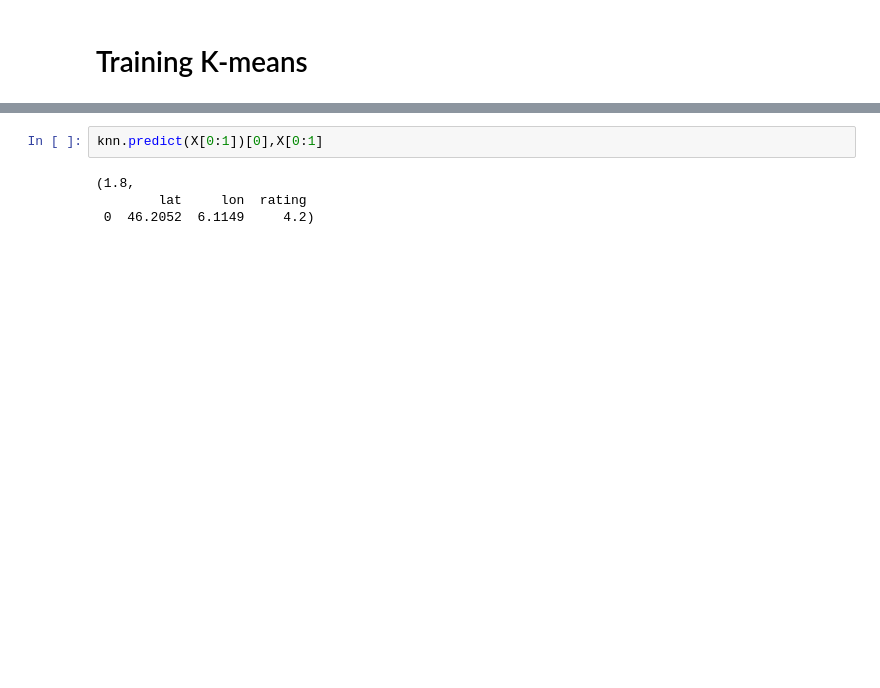
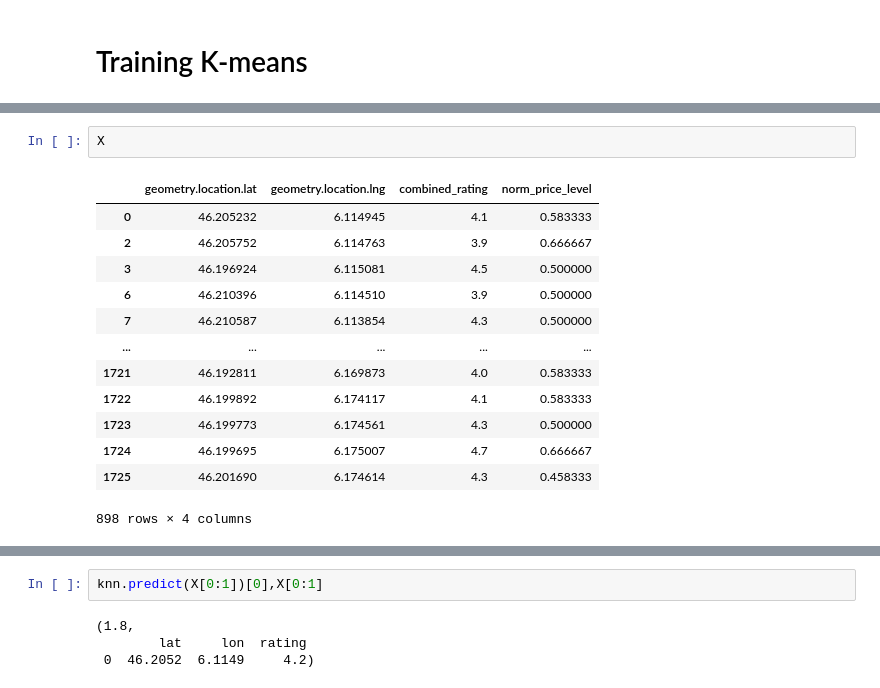
Before and after one commit to burakonurlu/best_restaurant_location, a Jupyter notebook: notebooks/K-means.ipynb, the cells around one changed output, grey strips where cells are left out. Cells and saved outputs as stored; diff of their text form; blank space fills up the shorter version.

```diff
--- a/notebooks/K-means.ipynb
+++ b/notebooks/K-means.ipynb
@@ -49,3 +44,19 @@ X = X[['lat', 'lon', 'rating']].copy()
+# %%
+X
+# %% [output]
+|  | geometry.location.lat | geometry.location.lng | combined_rating | norm_price_level |
+| 0 | 46.205232 | 6.114945 | 4.1 | 0.583333 |
+| 2 | 46.205752 | 6.114763 | 3.9 | 0.666667 |
+| 3 | 46.196924 | 6.115081 | 4.5 | 0.500000 |
+| 6 | 46.210396 | 6.114510 | 3.9 | 0.500000 |
+| 7 | 46.210587 | 6.113854 | 4.3 | 0.500000 |
+| ... | ... | ... | ... | ... |
+| 1721 | 46.192811 | 6.169873 | 4.0 | 0.583333 |
+| 1722 | 46.199892 | 6.174117 | 4.1 | 0.583333 |
+| 1723 | 46.199773 | 6.174561 | 4.3 | 0.500000 |
+| 1724 | 46.199695 | 6.175007 | 4.7 | 0.666667 |
+| 1725 | 46.201690 | 6.174614 | 4.3 | 0.458333 |
+898 rows × 4 columns
 # %%
 X.describe()
 # %% [output]
```
Also changed, not shown: parts of 26 cells of this notebook.
